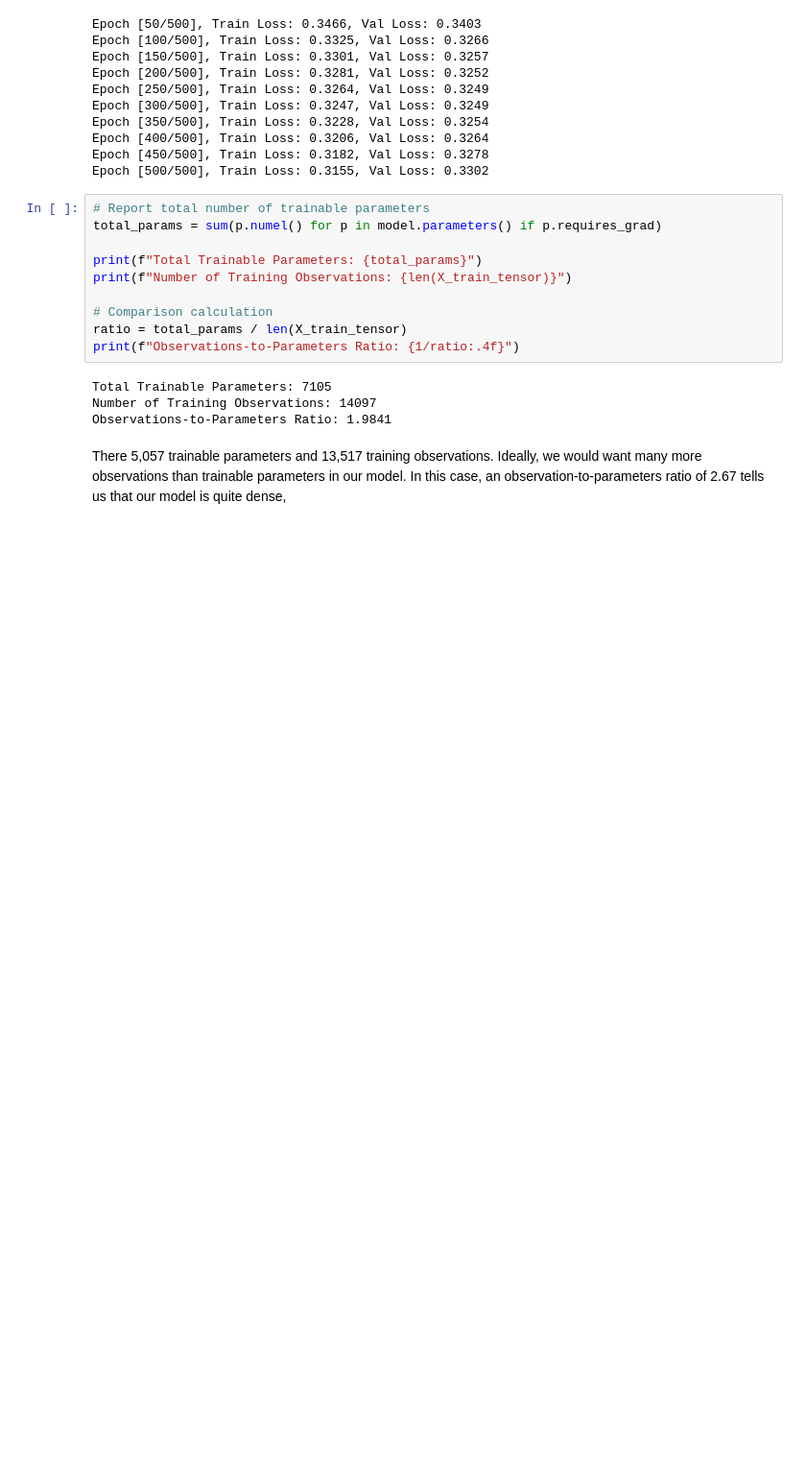
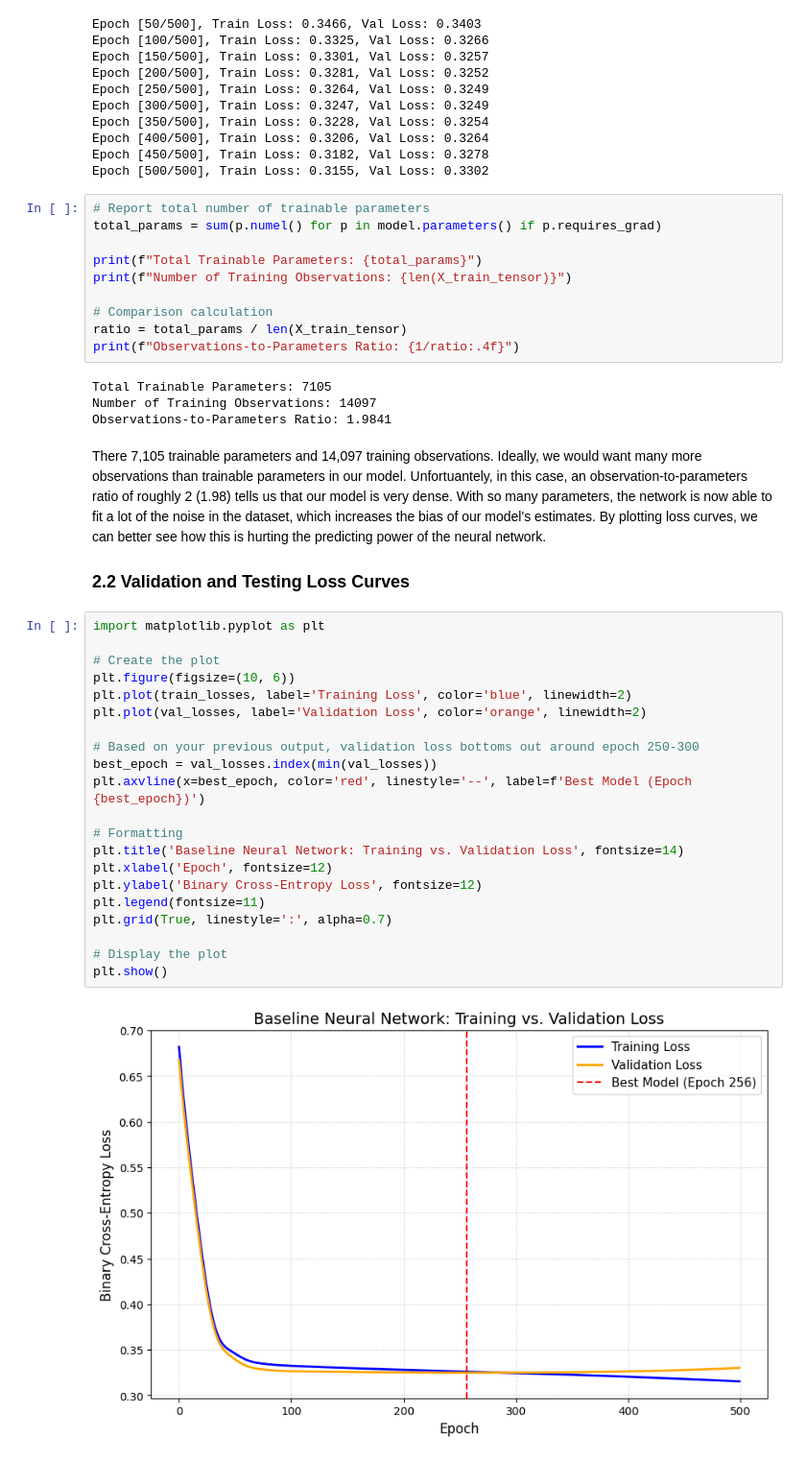
Before and after one commit to yangke34/RSM338-Assignment-6, a Jupyter notebook: RSM338 Assignment 6 Part A.ipynb, the cells around one changed output. Shown at 96% size. Drawn from its saved outputs; the diff is of its cells as text; blank space fills up the shorter version.

```diff
--- a/RSM338 Assignment 6 Part A.ipynb
+++ b/RSM338 Assignment 6 Part A.ipynb
@@ -310,4 +310,29 @@ Total Trainable Parameters: 7105
 Number of Training Observations: 14097
 Observations-to-Parameters Ratio: 1.9841
 # %% [markdown]
-There 5,057 trainable parameters and 13,517 training observations. Ideally, we would want many more observations than trainable parameters in our model. In this case, an observation-to-parameters ratio of 2.67 tells us that our model is quite dense,
+There 7,105 trainable parameters and 14,097 training observations. Ideally, we would want many more observations than trainable parameters in our model. Unfortuantely, in this case, an observation-to-parameters ratio of roughly 2 (1.98) tells us that our model is very dense. With so many parameters, the network is now able to fit a lot of the noise in the dataset, which increases the bias of our model's estimates. By plotting loss curves, we can better see how this is hurting the predicting power of the neural network.
+
+### 2.2 Validation and Testing Loss Curves
+# %%
+import matplotlib.pyplot as plt
+
+# Create the plot
+plt.figure(figsize=(10, 6))
+plt.plot(train_losses, label='Training Loss', color='blue', linewidth=2)
+plt.plot(val_losses, label='Validation Loss', color='orange', linewidth=2)
+
+# Based on your previous output, validation loss bottoms out around epoch 250-300
+best_epoch = val_losses.index(min(val_losses))
+plt.axvline(x=best_epoch, color='red', linestyle='--', label=f'Best Model (Epoch {best_epoch})')
+
+# Formatting
+plt.title('Baseline Neural Network: Training vs. Validation Loss', fontsize=14)
+plt.xlabel('Epoch', fontsize=12)
+plt.ylabel('Binary Cross-Entropy Loss', fontsize=12)
+plt.legend(fontsize=11)
+plt.grid(True, linestyle=':', alpha=0.7)
+
+# Display the plot
+plt.show()
+# %% [output]
+[figure, added]
```
Also changed, not shown: parts of 2 cells of this notebook.
